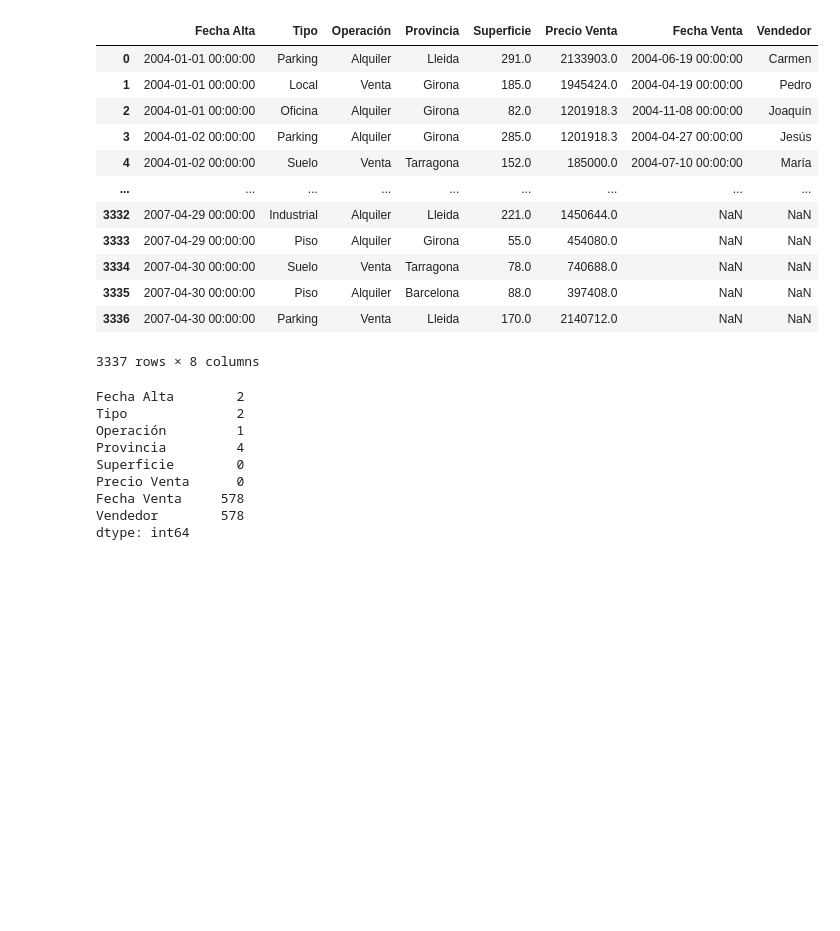
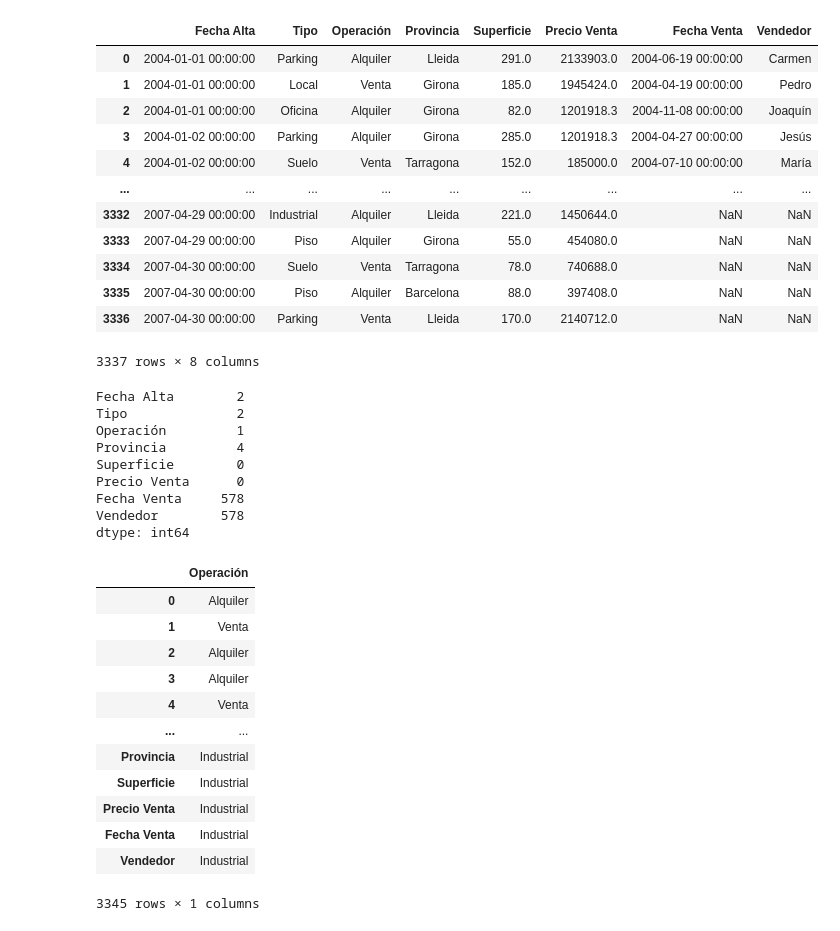
Before and after one commit to rodrigoruizteodoro/Actividad_2, a Jupyter notebook: Act2.ipynb, the cells around one changed output. Saved outputs shown, nothing was run; the diff lists cells and outputs as text; code cells hidden in the pictures; blank space fills up the shorter version.

```diff
--- a/Act2.ipynb
+++ b/Act2.ipynb
@@ -79,11 +80,11 @@ Vendedor        578
 dtype: int64
 # %%
 #Se copia el Dataframe
-data3=data2.copy()
+data2=data.copy()
 # %%
 #Sustituir valores nulos con promedio o media (Precio Venta)
-data3["Precio Venta"]=data3["Precio Venta"].fillna(round(data2["Precio Venta"].mean(),1))
-data3
+data2["Precio Venta"]=data2["Precio Venta"].fillna(round(data["Precio Venta"].mean(),1))
+data2
 # %% [output]
 |  | Fecha Alta | Tipo | Operación | Provincia | Superficie | Precio Venta | Fecha Venta | Vendedor |
 | 0 | 2004-01-01 00:00:00 | Parking | Alquiler | Lleida | 291.0 | 2133903.0 | 2004-06-19 00:00:00 | Carmen |
@@ -114,8 +115,8 @@ Vendedor        578
 dtype: int64
 # %%
 #Sustituir valores nulos con mediana
-data3["Superficie"]=data3["Superficie"].fillna(round(data2["Superficie"].median(),1))
-data3
+data2["Superficie"]=data2["Superficie"].fillna(round(data["Superficie"].median(),1))
+data2
 # %% [output]
 |  | Fecha Alta | Tipo | Operación | Provincia | Superficie | Precio Venta | Fecha Venta | Vendedor |
 | 0 | 2004-01-01 00:00:00 | Parking | Alquiler | Lleida | 291.0 | 2133903.0 | 2004-06-19 00:00:00 | Carmen |
@@ -144,3 +145,22 @@ Precio Venta      0
 Fecha Venta     578
 Vendedor        578
 dtype: int64
+# %%
+#Sustituir valores nulos por un valor numérico en  concreto
+#Filtro por columnas
+Tipo=data3.iloc[ : , [2]]
+Tipo.fillna("Industrial")
+# %% [output]
+|  | Operación |
+| 0 | Alquiler |
+| 1 | Venta |
+| 2 | Alquiler |
+| 3 | Alquiler |
+| 4 | Venta |
+| ... | ... |
+| Provincia | Industrial |
+| Superficie | Industrial |
+| Precio Venta | Industrial |
+| Fecha Venta | Industrial |
+| Vendedor | Industrial |
+3345 rows × 1 columns
```
Also changed, not shown: parts of 5 cells of this notebook.
